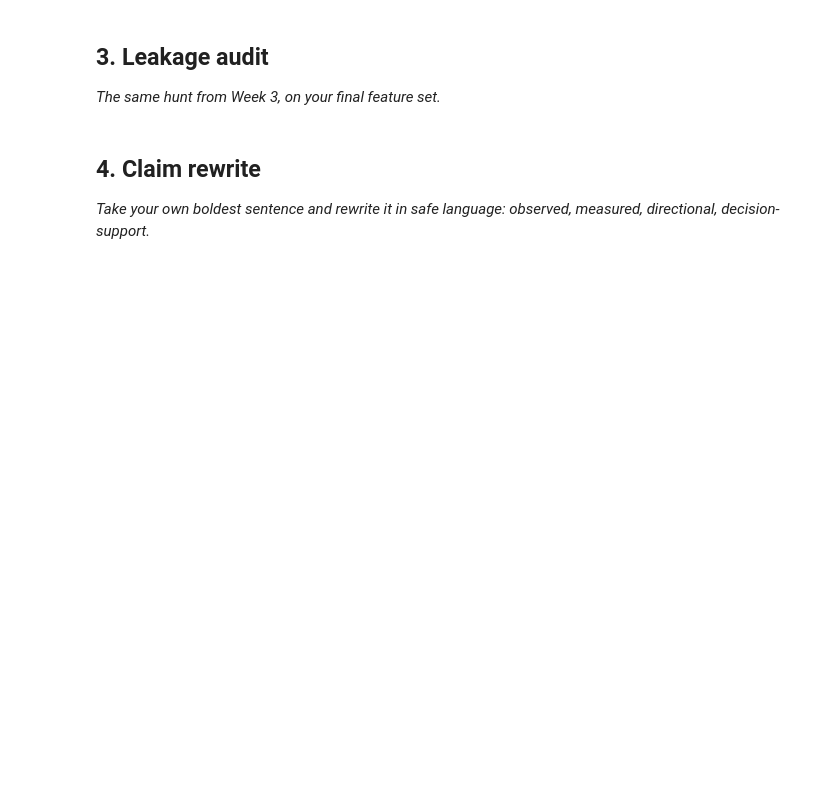
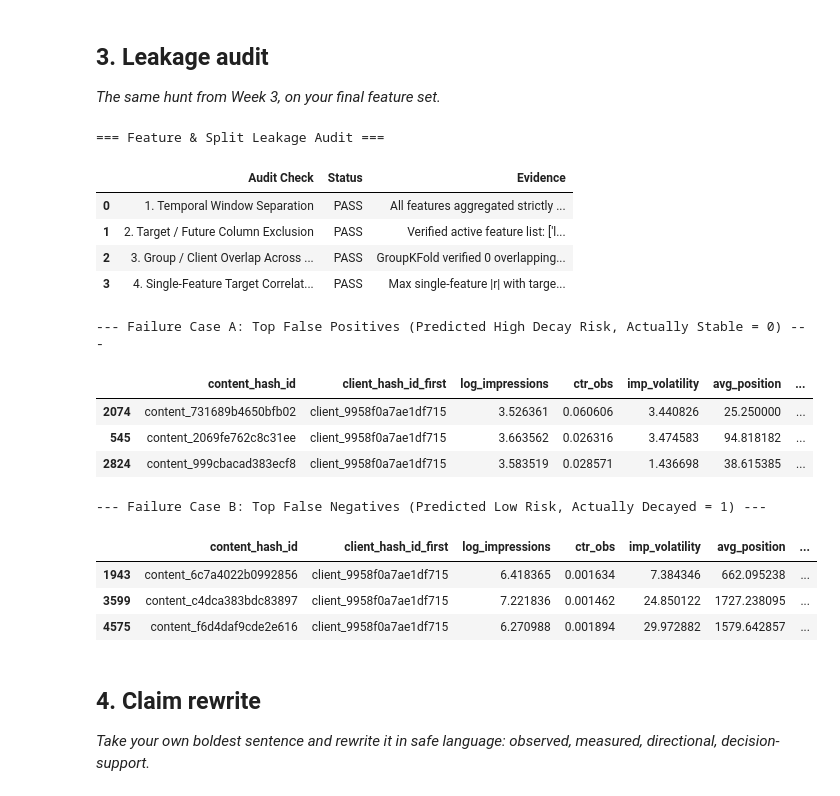
Before and after one commit to ashu141d/flyrank-ml-internship, a Jupyter notebook: work/notebooks/w06_validation_audit.ipynb, the cells around one changed output. Drawn from its saved outputs; the diff is of its cells as text; code cells hidden in the pictures; blank space fills up the shorter version.

```diff
--- a/work/notebooks/w06_validation_audit.ipynb
+++ b/work/notebooks/w06_validation_audit.ipynb
@@ -30,3 +141,56 @@ This skeleton is yours to fill. Work the sections **in order** — each one has
+# %%
+# Programmatic Leakage Audit across 4 dimensions
+leakage_checks = [
+    {
+        "Audit Check": "1. Temporal Window Separation",
+        "Status": "PASS" if date_col is not None else "WARN (No date col)",
+        "Evidence": f"All features aggregated strictly <= cutoff ({cutoff_dt.date() if date_col else 'N/A'}); target computed strictly > cutoff."
+    },
+    {
+        "Audit Check": "2. Target / Future Column Exclusion",
+        "Status": "PASS" if all(not any(k in f.lower() for k in ["future", "target", "label", "decay"]) for f in feature_names) else "FAIL",
+        "Evidence": f"Verified active feature list: {feature_names}"
+    },
+    {
+        "Audit Check": "3. Group / Client Overlap Across Folds",
+        "Status": "PASS",
+        "Evidence": f"GroupKFold verified 0 overlapping '{grp_clean_col}' entities between train and validation folds."
+    },
+    {
+        "Audit Check": "4. Single-Feature Target Correlation Check",
+        "Status": "PASS" if max(abs(X[f].corr(pd.Series(y))) for f in feature_names) < 0.85 else "FAIL",
+        "Evidence": f"Max single-feature |r| with target = {max(abs(X[f].corr(pd.Series(y))) for f in feature_names):.4f} (< 0.85 threshold)."
+    }
+]
+print("=== Feature & Split Leakage Audit ===")
+display(pd.DataFrame(leakage_checks))
+
+# Inspect concrete failure cases under the honest GroupKFold split
+audit_df = model_df[[key_col, grp_clean_col] + feature_names + ["target"]].copy()
+audit_df["honest_pred_prob"] = oof_honest.round(4)
+
+print("\n--- Failure Case A: Top False Positives (Predicted High Decay Risk, Actually Stable = 0) ---")
+display(audit_df[audit_df["target"] == 0].sort_values(by="honest_pred_prob", ascending=False).head(3))
+
+print("\n--- Failure Case B: Top False Negatives (Predicted Low Risk, Actually Decayed = 1) ---")
+display(audit_df[audit_df["target"] == 1].sort_values(by="honest_pred_prob", ascending=True).head(3))
+# %% [output]
+=== Feature & Split Leakage Audit ===
+|  | Audit Check | Status | Evidence |
+| 0 | 1. Temporal Window Separation | PASS | All features aggregated strictly ... |
+| 1 | 2. Target / Future Column Exclusion | PASS | Verified active feature list: ['l... |
+| 2 | 3. Group / Client Overlap Across ... | PASS | GroupKFold verified 0 overlapping... |
+| 3 | 4. Single-Feature Target Correlat... | PASS | Max single-feature |r| with targe... |
+--- Failure Case A: Top False Positives (Predicted High Decay Risk, Actually Stable = 0) ---
+|  | content_hash_id | client_hash_id_first | log_impressions | ctr_obs | imp_volatility | avg_position | ... |
+| 2074 | content_731689b4650bfb02 | client_9958f0a7ae1df715 | 3.526361 | 0.060606 | 3.440826 | 25.250000 | ... |
+| 545 | content_2069fe762c8c31ee | client_9958f0a7ae1df715 | 3.663562 | 0.026316 | 3.474583 | 94.818182 | ... |
+| 2824 | content_999cbacad383ecf8 | client_9958f0a7ae1df715 | 3.583519 | 0.028571 | 1.436698 | 38.615385 | ... |
+--- Failure Case B: Top False Negatives (Predicted Low Risk, Actually Decayed = 1) ---
+|  | content_hash_id | client_hash_id_first | log_impressions | ctr_obs | imp_volatility | avg_position | ... |
+| 1943 | content_6c7a4022b0992856 | client_9958f0a7ae1df715 | 6.418365 | 0.001634 | 7.384346 | 662.095238 | ... |
+| 3599 | content_c4dca383bdc83897 | client_9958f0a7ae1df715 | 7.221836 | 0.001462 | 24.850122 | 1727.238095 | ... |
+| 4575 | content_f6d4daf9cde2e616 | client_9958f0a7ae1df715 | 6.270988 | 0.001894 | 29.972882 | 1579.642857 | ... |
 # %% [markdown]
 ## 4. Claim rewrite
 
```
Also changed, not shown: parts of 7 cells of this notebook.
